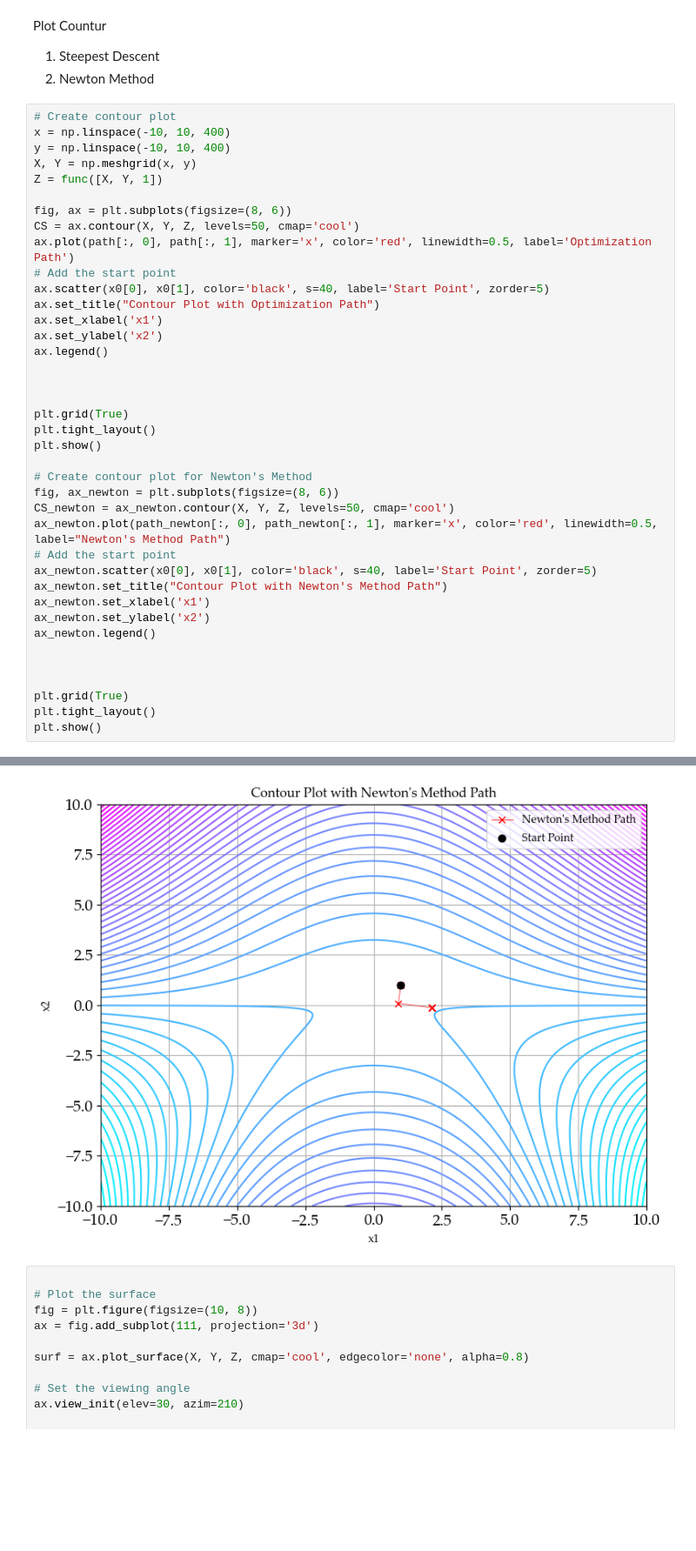
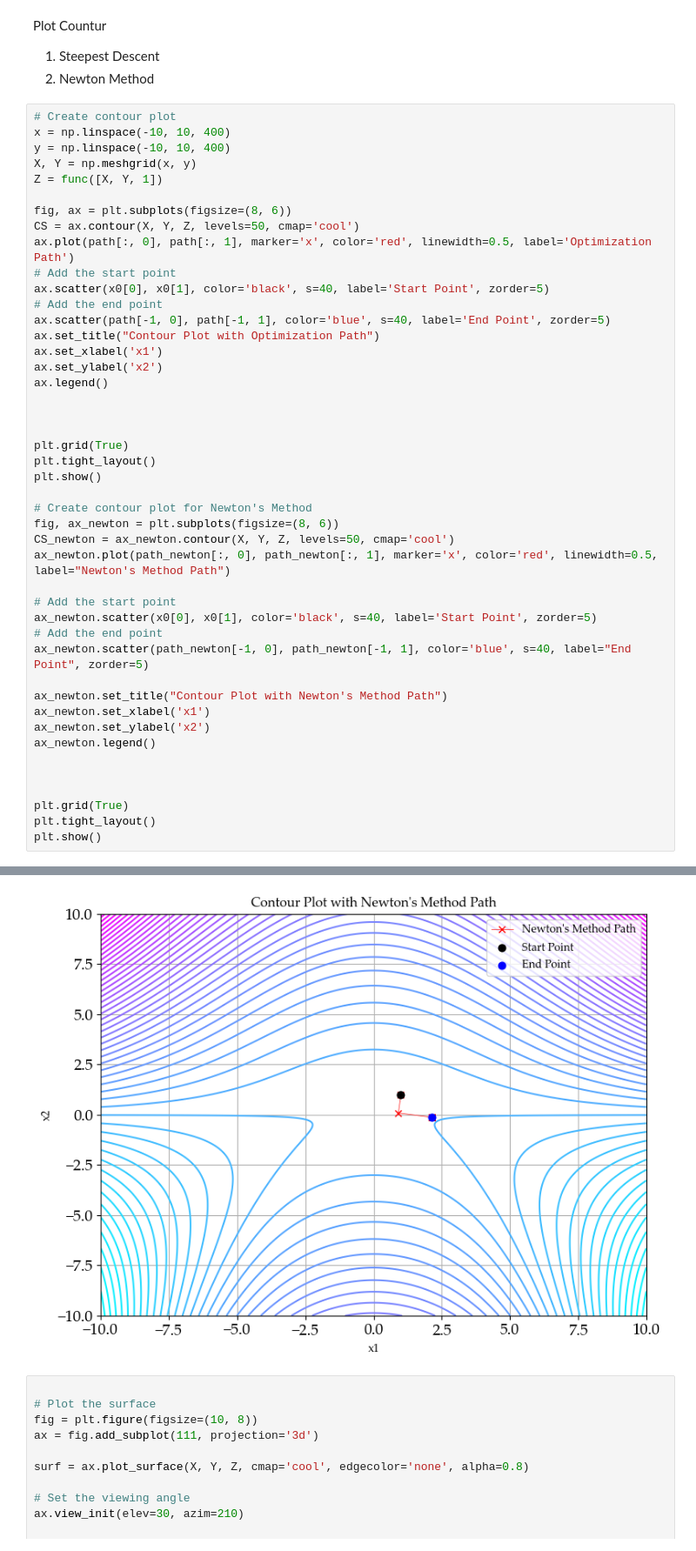
Before and after one commit to fegara/W11-Code, a Jupyter notebook: Assign.ipynb, the cells around one changed output, grey strips where cells are left out. Shown at 87% size. Saved outputs shown, nothing was run; the diff lists cells and outputs as text; blank space fills up the shorter version.

```diff
--- a/Assign.ipynb
+++ b/Assign.ipynb
@@ -200,6 +200,8 @@ CS = ax.contour(X, Y, Z, levels=50, cmap='cool')
 ax.plot(path[:, 0], path[:, 1], marker='x', color='red', linewidth=0.5, label='Optimization Path')
 # Add the start point
 ax.scatter(x0[0], x0[1], color='black', s=40, label='Start Point', zorder=5)
+# Add the end point
+ax.scatter(path[-1, 0], path[-1, 1], color='blue', s=40, label='End Point', zorder=5)
 ax.set_title("Contour Plot with Optimization Path")
 ax.set_xlabel('x1')
 ax.set_ylabel('x2')
@@ -215,8 +217,12 @@ plt.show()
 fig, ax_newton = plt.subplots(figsize=(8, 6))
 CS_newton = ax_newton.contour(X, Y, Z, levels=50, cmap='cool')
 ax_newton.plot(path_newton[:, 0], path_newton[:, 1], marker='x', color='red', linewidth=0.5, label="Newton's Method Path")
+
 # Add the start point
 ax_newton.scatter(x0[0], x0[1], color='black', s=40, label='Start Point', zorder=5)
+# Add the end point
+ax_newton.scatter(path_newton[-1, 0], path_newton[-1, 1], color='blue', s=40, label="End Point", zorder=5)
+
 ax_newton.set_title("Contour Plot with Newton's Method Path")
 ax_newton.set_xlabel('x1')
 ax_newton.set_ylabel('x2')
@@ -232,4 +238,4 @@ plt.show()
-[figure, old version]
+[figure, new version]
 # %%
 
 # Plot the surface
```
Also changed, not shown: parts of 3 cells of this notebook.
